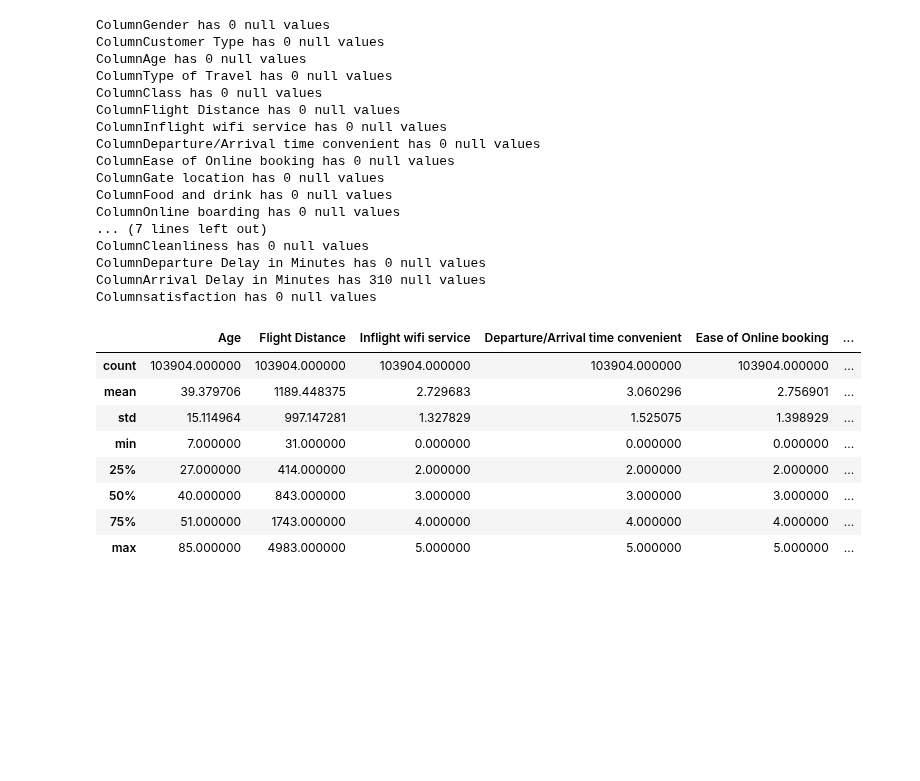
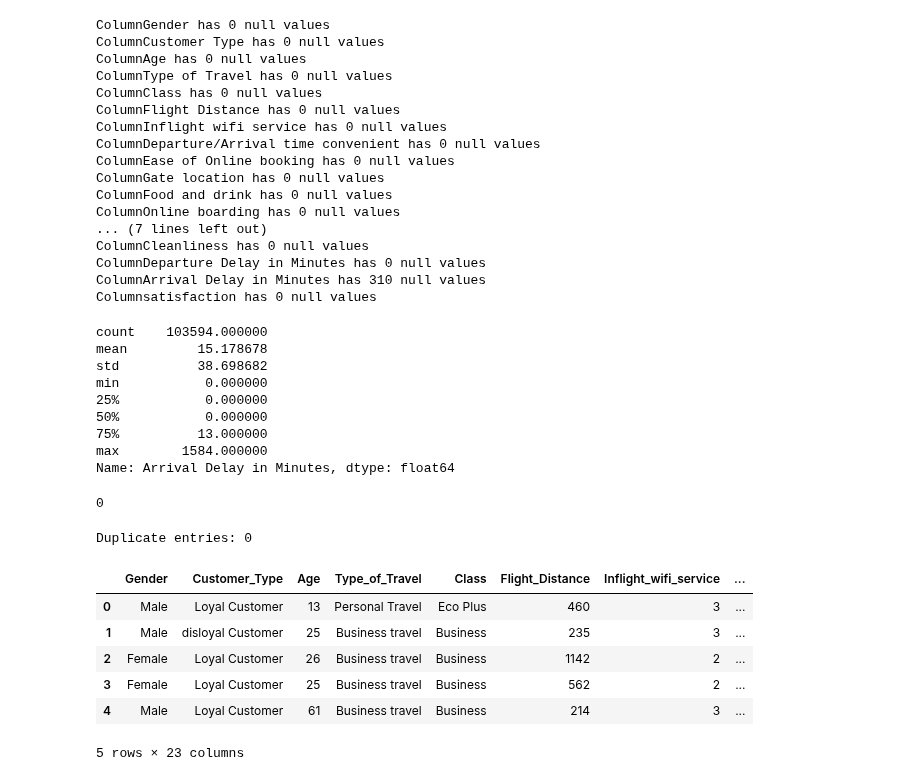
Before and after one commit to speplinski3/G3_Santander_Customer_Satisfaction, a Jupyter notebook: Airline_ETL.ipynb, the cells around one changed output. Saved outputs shown, nothing was run; the diff lists cells and outputs as text; code cells hidden in the pictures; blank space fills up the shorter version.

```diff
--- a/Airline_ETL.ipynb
+++ b/Airline_ETL.ipynb
@@ -94,14 +106,41 @@ ColumnDeparture Delay in Minutes has 0 null values
 ColumnArrival Delay in Minutes has 310 null values
 Columnsatisfaction has 0 null values
 # %%
-airline_df.describe()
+# Use describe() for 'Arrival Delay in Minutes'
+airline_df['Arrival Delay in Minutes'].describe()
 # %% [output]
-|  | Age | Flight Distance | Inflight wifi service | Departure/Arrival time convenient | Ease of Online booking | ... |
-| count | 103904.000000 | 103904.000000 | 103904.000000 | 103904.000000 | 103904.000000 | ... |
-| mean | 39.379706 | 1189.448375 | 2.729683 | 3.060296 | 2.756901 | ... |
-| std | 15.114964 | 997.147281 | 1.327829 | 1.525075 | 1.398929 | ... |
-| min | 7.000000 | 31.000000 | 0.000000 | 0.000000 | 0.000000 | ... |
-| 25% | 27.000000 | 414.000000 | 2.000000 | 2.000000 | 2.000000 | ... |
-| 50% | 40.000000 | 843.000000 | 3.000000 | 3.000000 | 3.000000 | ... |
-| 75% | 51.000000 | 1743.000000 | 4.000000 | 4.000000 | 4.000000 | ... |
-| max | 85.000000 | 4983.000000 | 5.000000 | 5.000000 | 5.000000 | ... |
+count    103594.000000
+mean         15.178678
+std          38.698682
+min           0.000000
+25%           0.000000
+50%           0.000000
+75%          13.000000
+max        1584.000000
+Name: Arrival Delay in Minutes, dtype: float64
+# %%
+# Fill in null values with mean
+
+airline_df['Arrival_Delay_in_Minutes']=airline_df['Arrival_Delay_in_Minutes'].fillna(airline_df['Arrival_Delay_in_Minutes'].mean())
+airline_df['Arrival_Delay_in_Minutes'].isnull().sum()
+# %% [output]
+0
+# %%
+# Check for duplicates
+
+print(f"Duplicate entries: {airline_df.duplicated().sum()}")
+# %% [output]
+Duplicate entries: 0
+# %%
+# Remove spaces in column names
+
+airline_df.columns = airline_df.columns.str.replace(' ','_')
+airline_df.head()
+# %% [output]
+|  | Gender | Customer_Type | Age | Type_of_Travel | Class | Flight_Distance | Inflight_wifi_service | ... |
+| 0 | Male | Loyal Customer | 13 | Personal Travel | Eco Plus | 460 | 3 | ... |
+| 1 | Male | disloyal Customer | 25 | Business travel | Business | 235 | 3 | ... |
+| 2 | Female | Loyal Customer | 26 | Business travel | Business | 1142 | 2 | ... |
+| 3 | Female | Loyal Customer | 25 | Business travel | Business | 562 | 2 | ... |
+| 4 | Male | Loyal Customer | 61 | Business travel | Business | 214 | 3 | ... |
+5 rows × 23 columns
```
Also changed, not shown: parts of 7 cells of this notebook.
